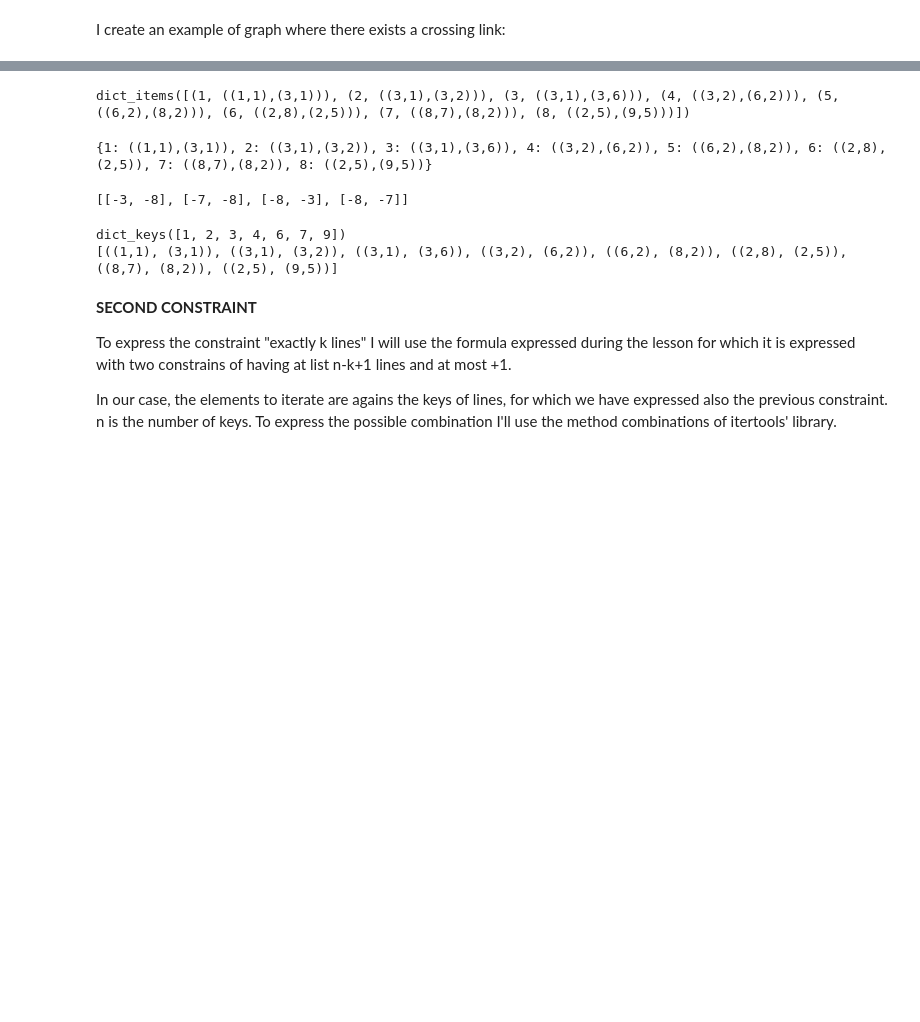
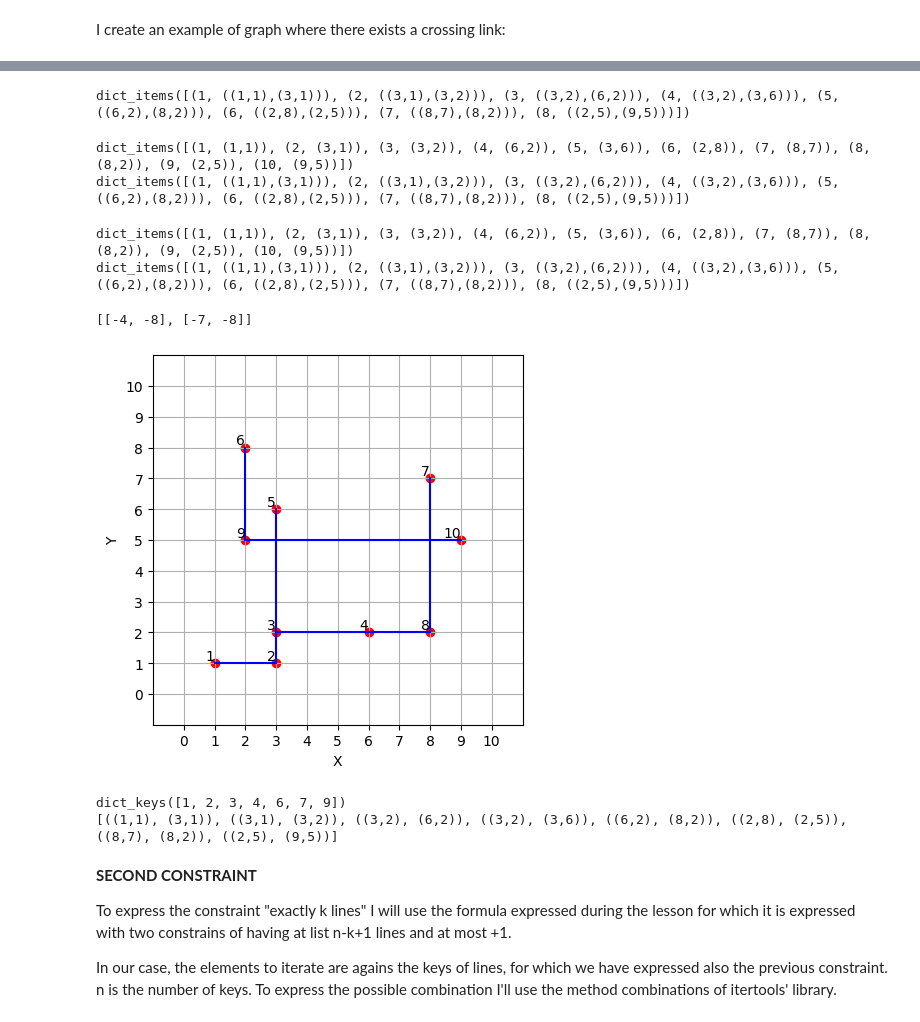
Before and after one commit to saso-gatto/Yashi-Game, a Jupyter notebook: KN_YashiGame.ipynb, the cells around one changed output, grey strips where cells are left out. Drawn from its saved outputs; the diff is of its cells as text; code cells hidden in the pictures; blank space fills up the shorter version.

```diff
--- a/KN_YashiGame.ipynb
+++ b/KN_YashiGame.ipynb
@@ -368,13 +416,14 @@ def shortest_edge(line,lines):
         print("I cannot add this line.")
 
 
+def calculate_distance(p1, p2):
+    return math.sqrt((p2.x - p1.x)**2 + (p2.y - p1.y)**2)
+
 def initialize_graph(points):
   vertices = {}
   for index in range(len(points)):
     vertices[index+1] = points[index]
 
-  #plot_graph([p for p in points],{})
-  #print(vertices)
   graph = Graph()
 
   for i in vertices.keys():
@@ -383,26 +432,41 @@ def initialize_graph(points):
   current_index = 1
 
   for i in range(len(points)):
-    # points is a list of tuple
     first_node = i+1
     source_node = points[i]
-    #print(source_node)
     for j in range(i+1,len(points)):
-      final_node = j+1
+      final_node =j+1
       destination_node = points[j]
       if (source_node.x == destination_node.x and source_node.y!=destination_node.y) or (source_node.y==destination_node.y and source_node.x!=destination_node.x):
-      #print(f"I'm adding the following edge: {source_node} -- {destination_node}")
         line = Line(source_node,destination_node)
-        if not exists_edge(lines, line) and not no_overlaps_edge(graph, vertices, line):
-          lines[current_index] = line
-          current_index = current_index+1
-          graph.add_edge(first_node,final_node,1)
+        shortest_edge = True
+        for k in range(len(points)):
+          if k!=i and k!=j:
+            index_check_node = k+1
+            check_node = points[k]
+            if points[i].x == points[j].x and points[k].x == points[i].x:
+              if points[i].y < points[k].y < points[j].y or points[i].y > points[k].y > points[j].y:
+                shortest_edge = False
+                break
+            elif points[i].y == points[j].y and points[k].y == points[i].y:
+              if points[i].x < points[k].x < points[j].x or points[i].x > points[k].x > points[j].x:
+                shortest_edge = False
+                break
+      else:
+        shortest_edge = False
+
+      if shortest_edge:
+        lines[current_index] = line
+        #lines[current_index] = (first_node,final_node)
+        current_index = current_index+1
+        graph.add_edge(first_node,final_node,1)
 
   print(graph.get_adjacency_list())
   plot_graph([p for p in points],lines)
   print(graph.get_edges())
 
   return graph,vertices,lines
+
 
 
 p1 = Point(1,1)
@@ -418,5 +482,6 @@ p10 = Point(9,5)
 points = [p1,p2,p3,p4,p5,p6,p7,p8,p9,p10]
 print(points)
 graph,vertices,lines = initialize_graph(points)
+print(lines.items())
 # %% [output]
 [(1,1), (3,1), (3,2), (6,2), (3,6), (2,8), (8,7), (8,2), (2,5), (9,5)]
@@ -504,7 +570,7 @@ defaultdict(<class 'list'>, {1: [(2, 1)], 2: [(3, 1), (5, 1)], 3: [(4, 1)], 4: [
 vertices.items()
 print(lines.items())
 # %% [output]
-dict_items([(1, ((1,1),(3,1))), (2, ((3,1),(3,2))), (3, ((3,1),(3,6))), (4, ((3,2),(6,2))), (5, ((6,2),(8,2))), (6, ((2,8),(2,5))), (7, ((8,7),(8,2))), (8, ((2,5),(9,5)))])
+dict_items([(1, ((1,1),(3,1))), (2, ((3,1),(3,2))), (3, ((3,2),(6,2))), (4, ((3,2),(3,6))), (5, ((6,2),(8,2))), (6, ((2,8),(2,5))), (7, ((8,7),(8,2))), (8, ((2,5),(9,5)))])
 # %%
 # We get a crossin lines only when the two lines are one vertical and the other horizontal.
 # Two vertical lines or two horizontal lines will never cross one each other, of course if they are parallel.
@@ -577,18 +651,28 @@ def no_crossing_lines(lines):
   #print(cnf.clauses)
   return cnf
 # %%
-print(lines)
+print(vertices.items())
+print(lines.items())
 # %% [output]
-{1: ((1,1),(3,1)), 2: ((3,1),(3,2)), 3: ((3,1),(3,6)), 4: ((3,2),(6,2)), 5: ((6,2),(8,2)), 6: ((2,8),(2,5)), 7: ((8,7),(8,2)), 8: ((2,5),(9,5))}
+dict_items([(1, (1,1)), (2, (3,1)), (3, (3,2)), (4, (6,2)), (5, (3,6)), (6, (2,8)), (7, (8,7)), (8, (8,2)), (9, (2,5)), (10, (9,5))])
+dict_items([(1, ((1,1),(3,1))), (2, ((3,1),(3,2))), (3, ((3,2),(6,2))), (4, ((3,2),(3,6))), (5, ((6,2),(8,2))), (6, ((2,8),(2,5))), (7, ((8,7),(8,2))), (8, ((2,5),(9,5)))])
-# %%
-no_crossing_lines(lines).clauses
-# %% [output]
-[[-3, -8], [-7, -8], [-8, -3], [-8, -7]]
+# %%
+print(vertices.items())
+print(lines.items())
+no_crossing_lines(lines).hard
+# %% [output]
+dict_items([(1, (1,1)), (2, (3,1)), (3, (3,2)), (4, (6,2)), (5, (3,6)), (6, (2,8)), (7, (8,7)), (8, (8,2)), (9, (2,5)), (10, (9,5))])
+dict_items([(1, ((1,1),(3,1))), (2, ((3,1),(3,2))), (3, ((3,2),(6,2))), (4, ((3,2),(3,6))), (5, ((6,2),(8,2))), (6, ((2,8),(2,5))), (7, ((8,7),(8,2))), (8, ((2,5),(9,5)))])
+[[-4, -8], [-7, -8]]
+# %%
+plot_graph(points,lines)
+# %% [output]
+[figure, added]
 # %%
 print(get_edges_graph(graph,vertices))
 # %% [output]
 dict_keys([1, 2, 3, 4, 6, 7, 9])
-[((1,1), (3,1)), ((3,1), (3,2)), ((3,1), (3,6)), ((3,2), (6,2)), ((6,2), (8,2)), ((2,8), (2,5)), ((8,7), (8,2)), ((2,5), (9,5))]
+[((1,1), (3,1)), ((3,1), (3,2)), ((3,2), (6,2)), ((3,2), (3,6)), ((6,2), (8,2)), ((2,8), (2,5)), ((8,7), (8,2)), ((2,5), (9,5))]
 # %% [markdown]
 **SECOND CONSTRAINT**
 
```
Also changed, not shown: parts of 67 cells of this notebook.
